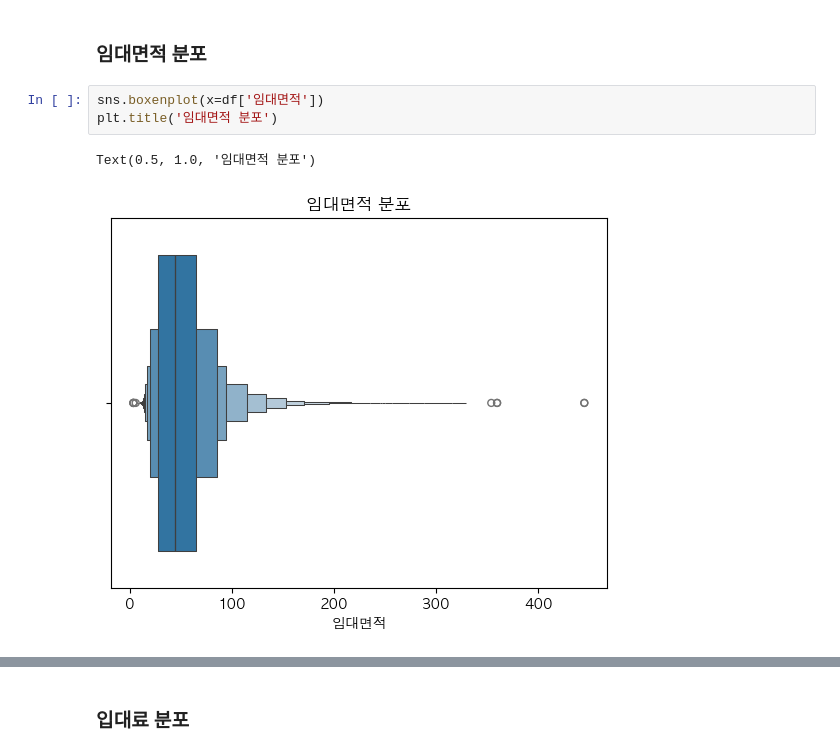
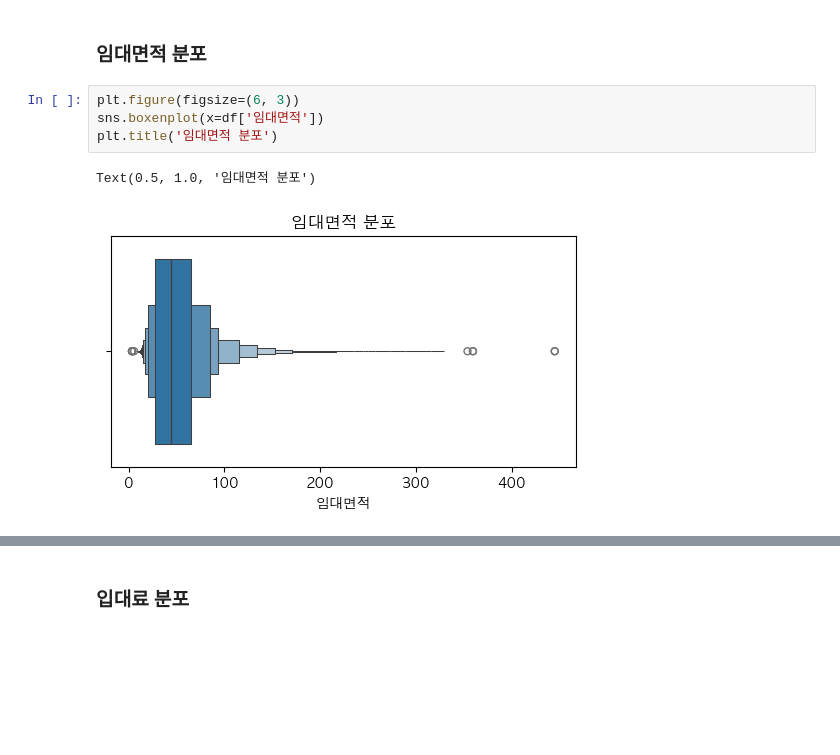
Before and after one commit to Jongseok103/UOS-Assignments, a Jupyter notebook: Statistics for Data Science/SDS_Assignment01/EDA.ipynb, the cells around one changed output, grey strips where cells are left out. Cells and saved outputs as stored; diff of their text form; blank space fills up the shorter version.

```diff
--- a/Statistics for Data Science/SDS_Assignment01/EDA.ipynb
+++ b/Statistics for Data Science/SDS_Assignment01/EDA.ipynb
@@ -150,11 +152,12 @@ dtype: int64
 # %% [markdown]
 ### 임대면적 분포
 # %%
+plt.figure(figsize=(6, 3))
 sns.boxenplot(x=df['임대면적'])
 plt.title('임대면적 분포')
 # %% [output]
 Text(0.5, 1.0, '임대면적 분포')
-[figure, old version]
+[figure, new version]
 # %%
 # 이상치 제거
 q1 = df['임대면적'].quantile(0.25)
```
Also changed, not shown: parts of 23 cells of this notebook.
